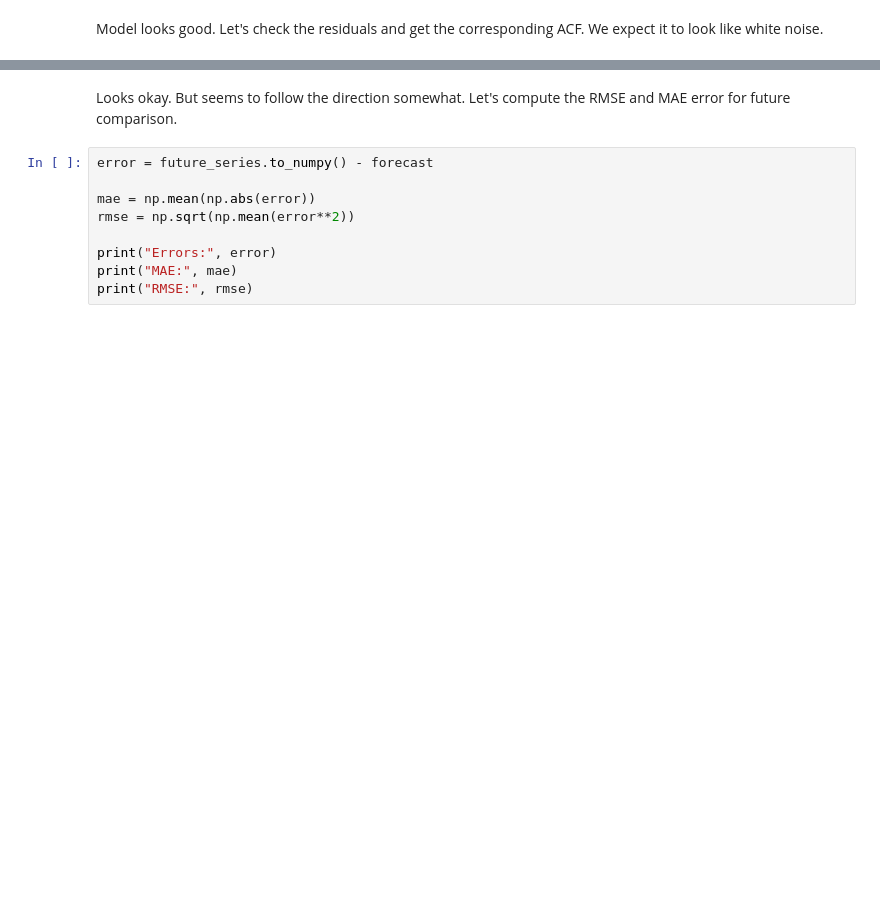
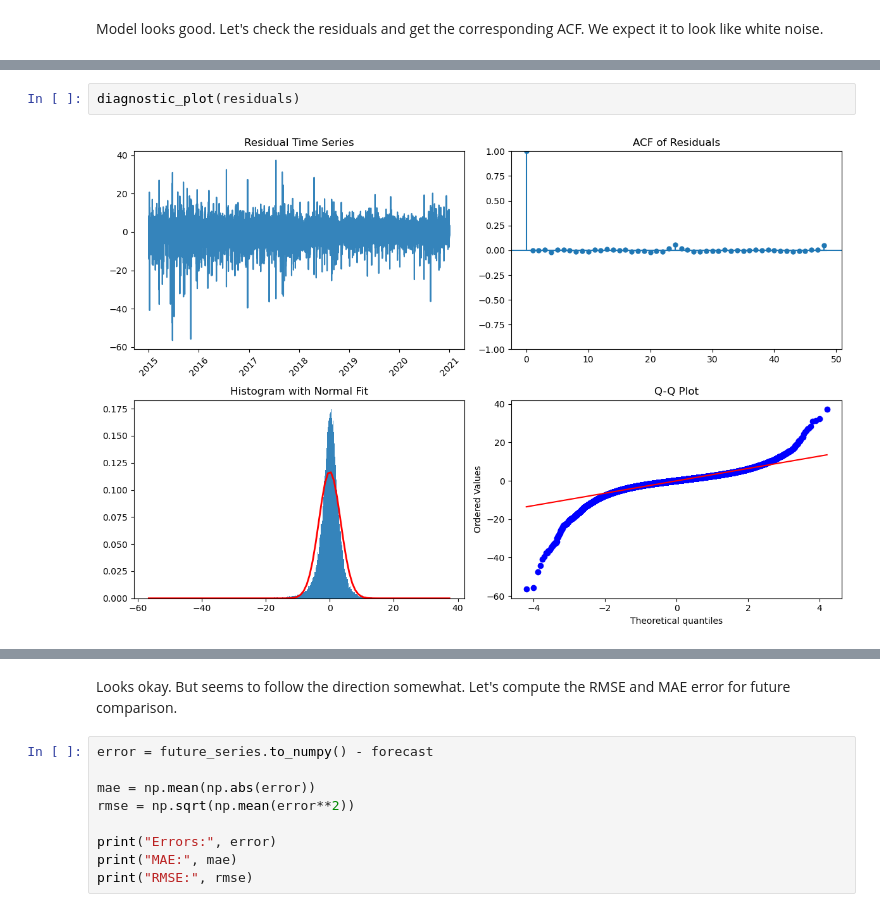
Before and after one commit to GMD-ROSS/Perturbed-Input, a Jupyter notebook: notebooks/Space_Weather_Workbook.ipynb, the cells around one changed output, grey strips where cells are left out. Saved outputs shown, nothing was run; the diff lists cells and outputs as text; blank space fills up the shorter version.

```diff
--- a/notebooks/Space_Weather_Workbook.ipynb
+++ b/notebooks/Space_Weather_Workbook.ipynb
@@ -312 +347,5 @@ plt.show()
+# %%
+diagnostic_plot(residuals)
+# %% [output]
+[figure, added]
 # %% [markdown]
```
Also changed, not shown: parts of 47 cells of this notebook, 2 other files.
